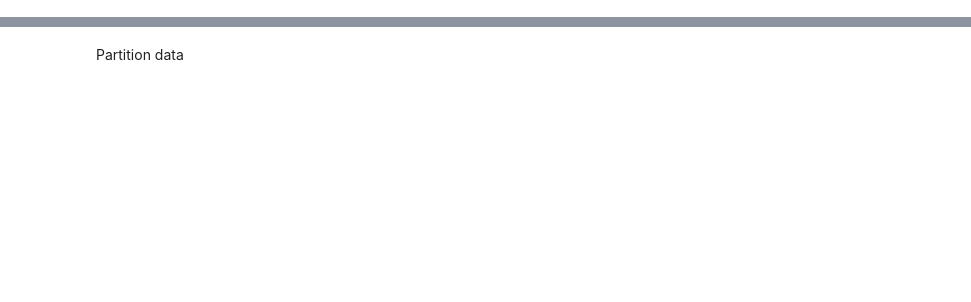
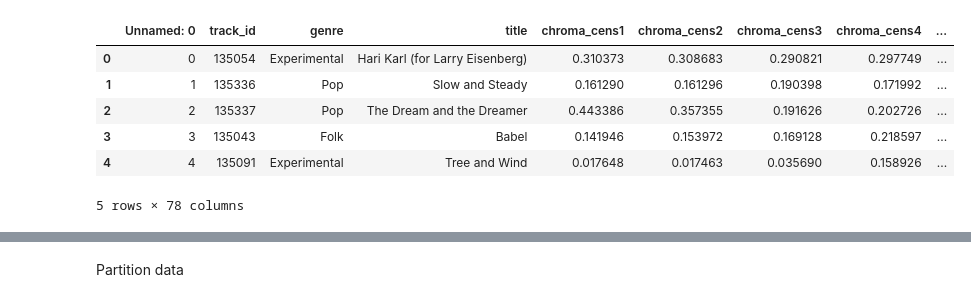
Before and after one commit to Hadryan/music-genre-classification-10, a Jupyter notebook: data_exploration.ipynb, the cells around one changed output, grey strips where cells are left out. Saved outputs shown, nothing was run; the diff lists cells and outputs as text; code cells hidden in the pictures; blank space fills up the shorter version.

Commit message:
data exploration added

```diff
--- a/data_exploration.ipynb
+++ b/data_exploration.ipynb
@@ -36,6 +39,14 @@ import plotly.figure_factory as ff
 # %%
-data = pd.read_csv("music-genre-classification/data/merged_data.csv")
+data = pd.read_csv("./data/merged_data.csv")
 data.head()
+# %% [output]
+|  | Unnamed: 0 | track_id | genre | title | chroma_cens1 | chroma_cens2 | chroma_cens3 | chroma_cens4 | ... |
+| 0 | 0 | 135054 | Experimental | Hari Karl (for Larry Eisenberg) | 0.310373 | 0.308683 | 0.290821 | 0.297749 | ... |
+| 1 | 1 | 135336 | Pop | Slow and Steady | 0.161290 | 0.161296 | 0.190398 | 0.171992 | ... |
+| 2 | 2 | 135337 | Pop | The Dream and the Dreamer | 0.443386 | 0.357355 | 0.191626 | 0.202726 | ... |
+| 3 | 3 | 135043 | Folk | Babel | 0.141946 | 0.153972 | 0.169128 | 0.218597 | ... |
+| 4 | 4 | 135091 | Experimental | Tree and Wind | 0.017648 | 0.017463 | 0.035690 | 0.158926 | ... |
+5 rows × 78 columns
 # %%
 data= data.drop(columns=['Unnamed: 0'])
 # %%
```
Also changed, not shown: parts of 15 cells of this notebook.
